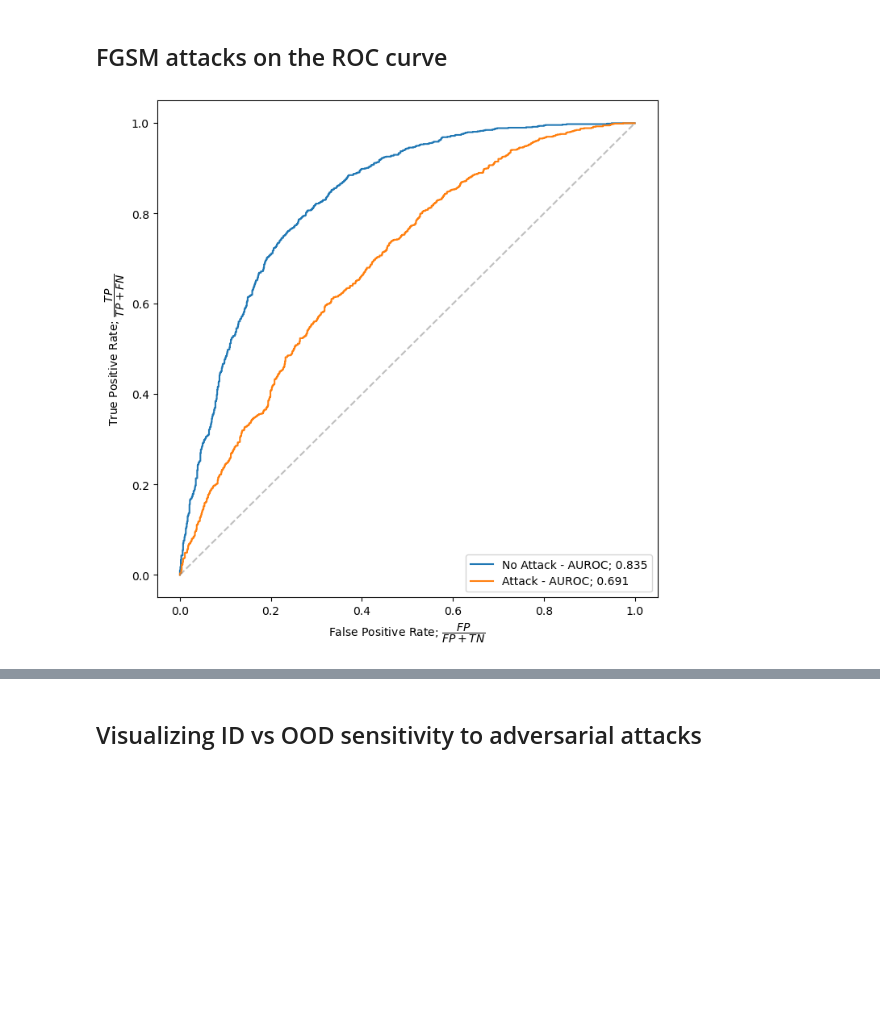
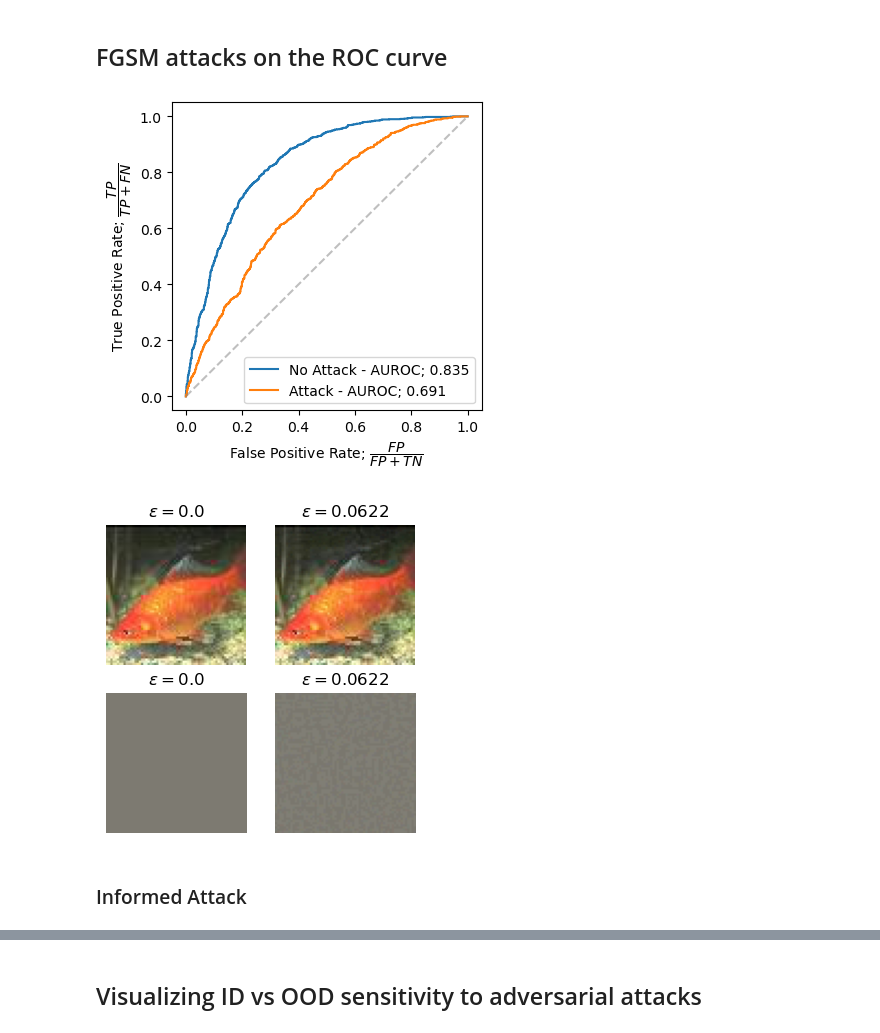
Before and after one commit to krellemand/bachelor_project, a Jupyter notebook: notebooks/visualizing_adv_attacks.ipynb, the cells around one changed output, grey strips where cells are left out. Cells and saved outputs as stored; diff of their text form; code cells hidden in the pictures; blank space fills up the shorter version.

```diff
--- a/notebooks/visualizing_adv_attacks.ipynb
+++ b/notebooks/visualizing_adv_attacks.ipynb
@@ -147,17 +153,26 @@ roc_stats_fn = load_and_eval_mls_osr(root_dir + "logits/tinyimagenet/fp/fgsm/two
                                         root_dir + "logits/tinyimagenet/fp/fgsm/two_norm/eps_0.0622/csr_targets_0.pt",
                                         0, dataset_name='tinyimagenet', balance=True)
 # %%
-fig, ax = plt.subplots(1,1,figsize=(8,8))
+fig, ax = plt.subplots(1,1,figsize=(4,4))
 plot_roc(ax, roc_stats_plain[0], label=f'No Attack - AUROC; {roc_stats_plain[1]:.3}')
 # plot_roc(ax, roc_stats_fp, label="FP attack")
 plot_roc(ax, roc_stats_fn[0], label=f'Attack - AUROC; {roc_stats_fn[1]:.3}')
 ax.plot([0,1],[0,1], linestyle='--', alpha=0.5, c='gray')
 ax.set_xlabel("False Positive Rate; $\\dfrac{FP}{FP + TN}$")
 ax.set_ylabel("True Positive Rate; $\\dfrac{TP}{TP + FN}$")
 plt.legend(loc='lower right')
 plt.show()
 # %% [output]
-[figure, old version]
+[figure, new version]
+# %%
+these_eps = [0.0, 0.0622]
+plot_adv_imgs(these_eps,
+              *perturb_tin_image(these_eps, tin_goldfish, path_to_pretrained_weights_folder, device, split_num=0, attack=fp_osr_fgsm, norm_ord=None),
+              mean=tin_mean, std=tin_std, figsize=(4,4))
+# %% [output]
+[figure, added]
+# %% [markdown]
+### Informed Attack
 # %%
 roc_stats_plain = load_and_eval_mls_osr(root_dir + "logits/tinyimagenet/plain/logits_0.pt", root_dir + "logits/tinyimagenet/plain/csr_targets_0.pt",
                       0, dataset_name='tinyimagenet', balance=True)
```
Also changed, not shown: parts of 5 cells of this notebook, 9 other files.
